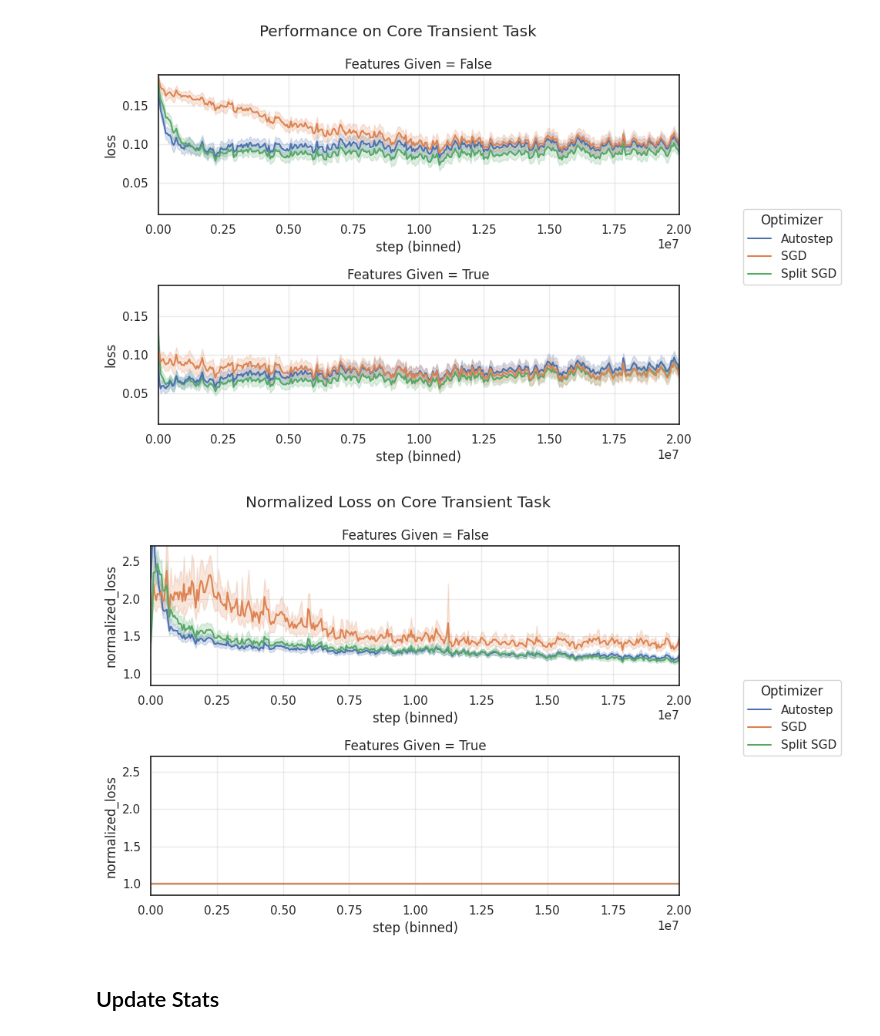
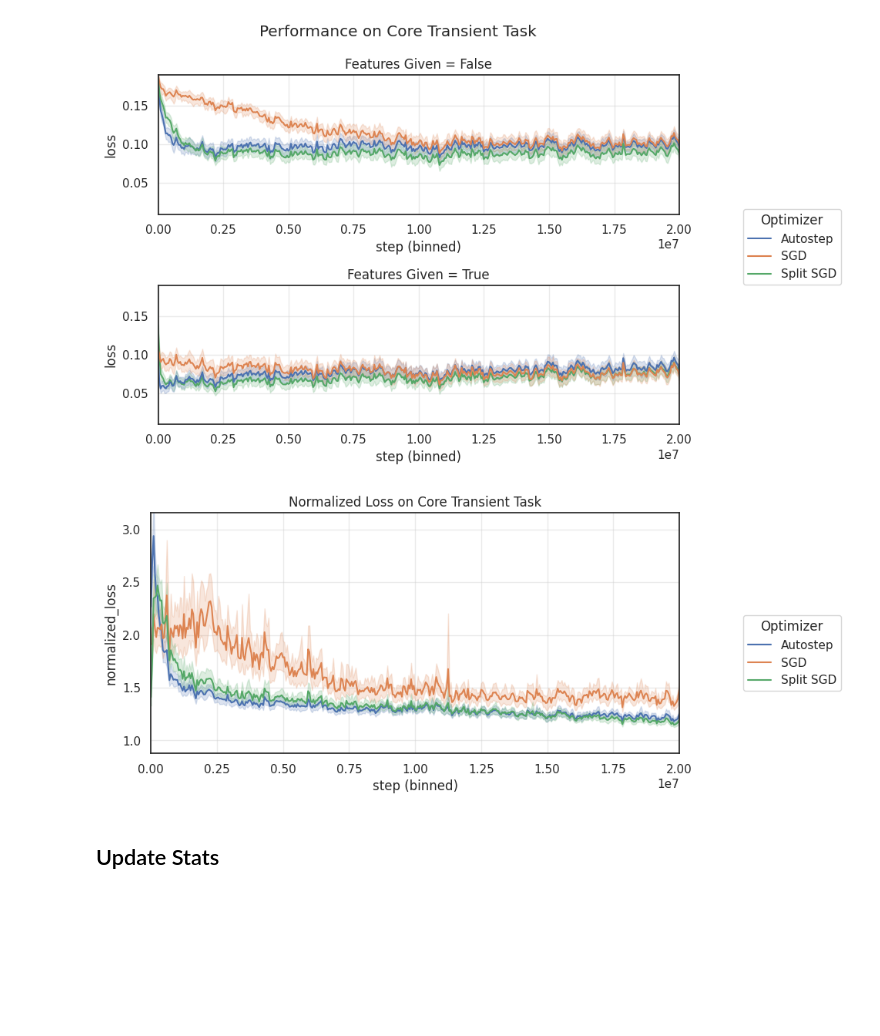
Before and after one commit to ejmejm/phd_research, a Jupyter notebook: phd/feature_search/analysis/core_transient_task/problem_variations_best.ipynb, the cells around one changed output. Saved outputs shown, nothing was run; the diff lists cells and outputs as text; code cells hidden in the pictures; blank space fills up the shorter version.

Commit message:
Rerun experiments

```diff
--- a/phd/feature_search/analysis/core_transient_task/problem_variations_best.ipynb
+++ b/phd/feature_search/analysis/core_transient_task/problem_variations_best.ipynb
@@ -146,23 +146,31 @@ plt.show()
 # %% [output]
 [figure]
 # %%
-plot_learning_curves(
+plot_run_df, plot_config_df = select_experiment_runs(
     run_df = combined_run_df,
     config_df = combined_config_df,
+    chosen_values = {
+        'Features Given': False,
+    },
+)
+
+plot_learning_curves(
+    run_df = plot_run_df,
+    config_df = plot_config_df,
     n_bins = 400,
-    figsize = (8, 6),
-    max_cols = 1,
+    figsize = (8, 4),
+    # max_cols = 1,
     y_col = 'normalized_loss',
     hue_col = 'Algorithm',
-    subplot_col = 'Features Given',
+    # subplot_col = 'Features Given',
     legend_title = 'Optimizer',
     show_ci = True,
 )
-plt.suptitle('Normalized Loss on Core Transient Task')
-plt.tight_layout()
+plt.title('Normalized Loss on Core Transient Task')
+# plt.tight_layout()
 plt.show()
 # %% [output]
-[figure, old version]
+[figure, new version]
 # %% [markdown]
 ## Update Stats
 # %%
```
Also changed, not shown: 1 other file.
